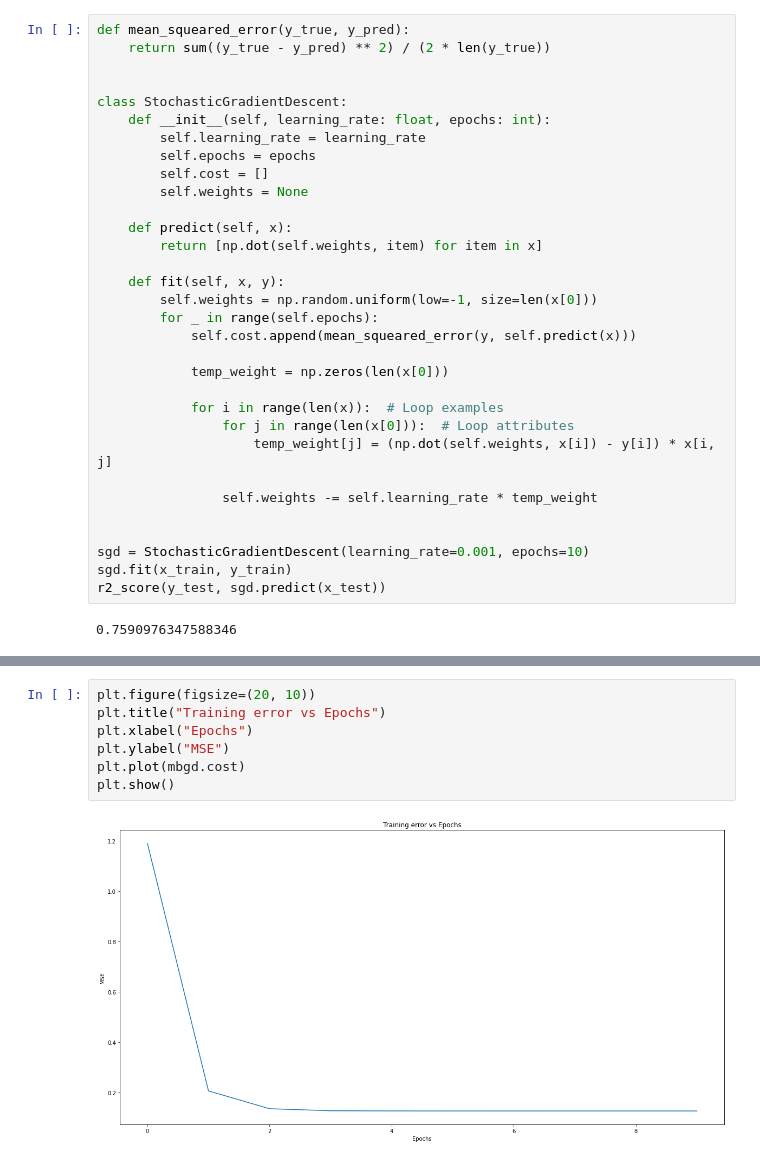
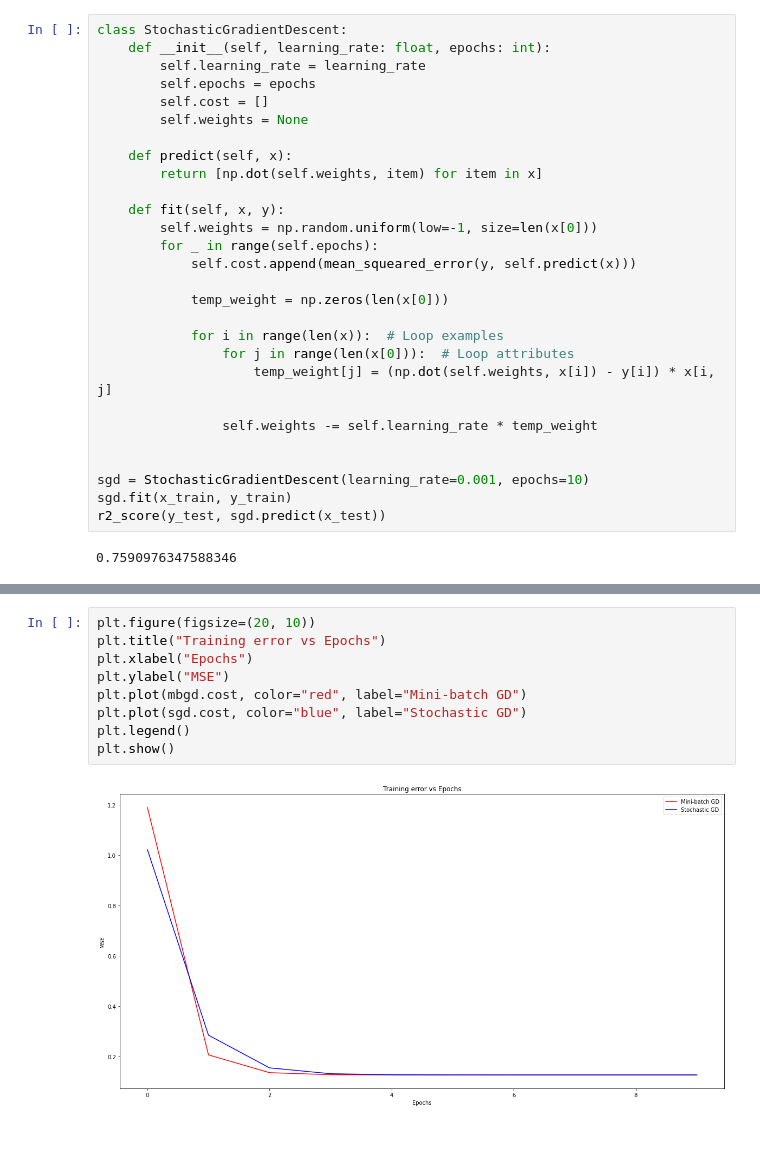
Before and after one commit to Gonm1/gradientdescent, a Jupyter notebook: GradientDescent.ipynb, the cells around one changed output, grey strips where cells are left out. Drawn from its saved outputs; the diff is of its cells as text.

Commit message:
Refactor cost function and graphs

```diff
--- a/GradientDescent.ipynb
+++ b/GradientDescent.ipynb
@@ -116,10 +120,6 @@ plt.show()
 # %% [markdown]
 ![alt text](StochasticGradientDescent.png "Gradient descent")
 # %%
-def mean_squeared_error(y_true, y_pred):
-    return sum((y_true - y_pred) ** 2) / (2 * len(y_true))
-
-
 class StochasticGradientDescent:
     def __init__(self, learning_rate: float, epochs: int):
         self.learning_rate = learning_rate
@@ -199,9 +197,11 @@ r2_score(y_test, mbgd.predict(x_test))
 # %%
 plt.figure(figsize=(20, 10))
 plt.title("Training error vs Epochs")
 plt.xlabel("Epochs")
 plt.ylabel("MSE")
-plt.plot(mbgd.cost)
+plt.plot(mbgd.cost, color="red", label="Mini-batch GD")
+plt.plot(sgd.cost, color="blue", label="Stochastic GD")
+plt.legend()
 plt.show()
 # %% [output]
-[figure, old version]
+[figure, new version]
```
Also changed, not shown: parts of 9 cells of this notebook, 1 other file.
